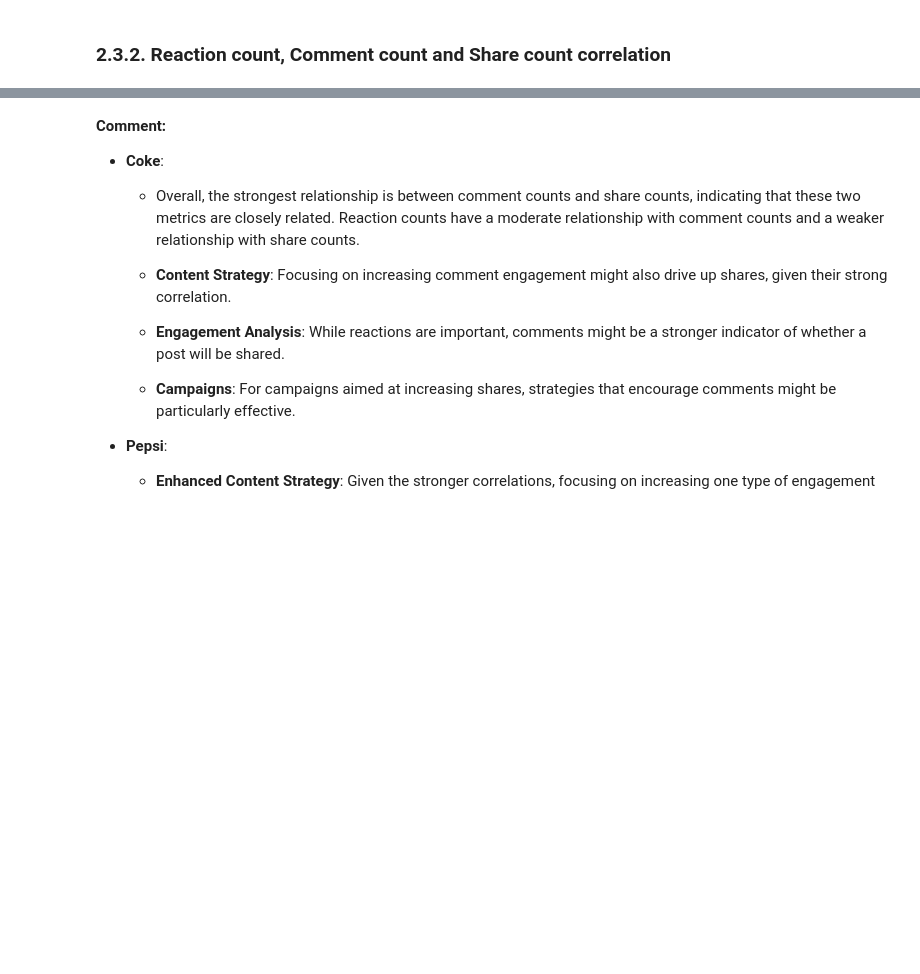
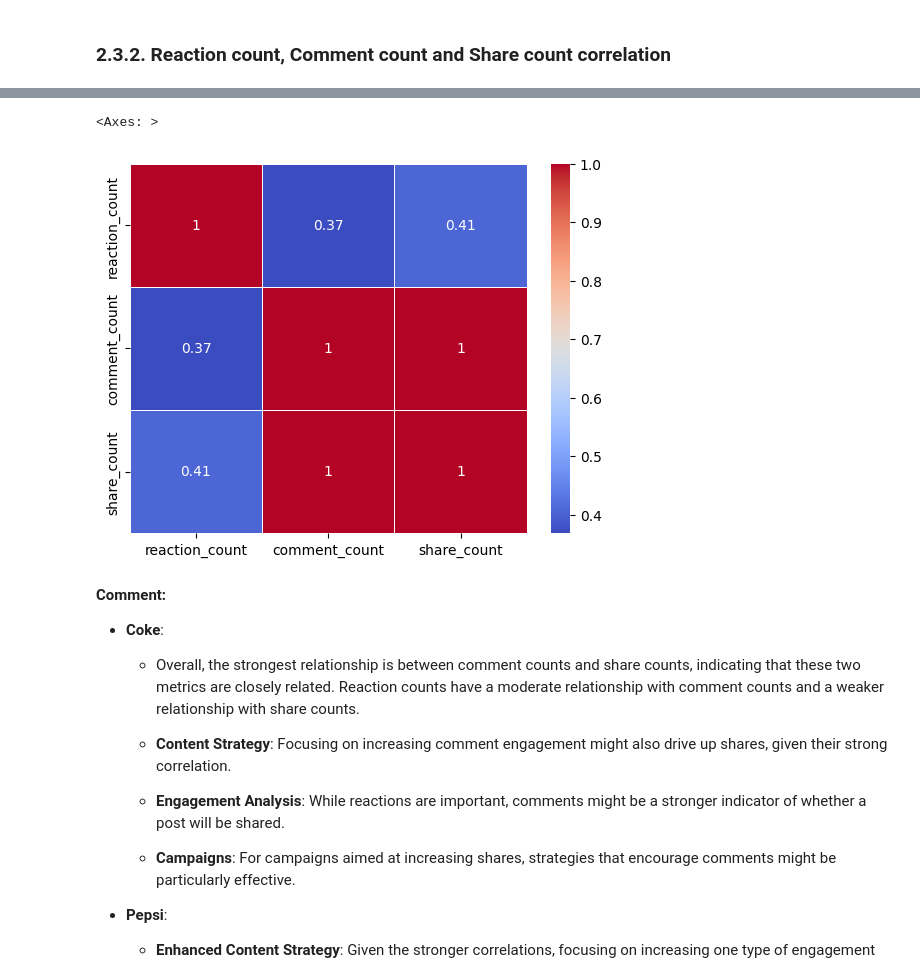
Before and after one commit to dellacer2003/Brand-Watch-Report, a Jupyter notebook: analysis.ipynb, the cells around one changed output, grey strips where cells are left out. Drawn from its saved outputs; the diff is of its cells as text; code cells hidden in the pictures; blank space fills up the shorter version.

```diff
--- a/analysis.ipynb
+++ b/analysis.ipynb
@@ -605,3 +596,8 @@ fanta[['reaction_count', 'comment_count', 'share_count']].corr()
+# %%
+sns.heatmap(fanta[['reaction_count', 'comment_count', 'share_count']].corr(), annot=True, cmap='coolwarm', linewidths=0.5)
+# %% [output]
+<Axes: >
+[figure, added]
 # %% [markdown]
 **Comment:**
 
```
Also changed, not shown: parts of 22 cells of this notebook, 1 other file.
